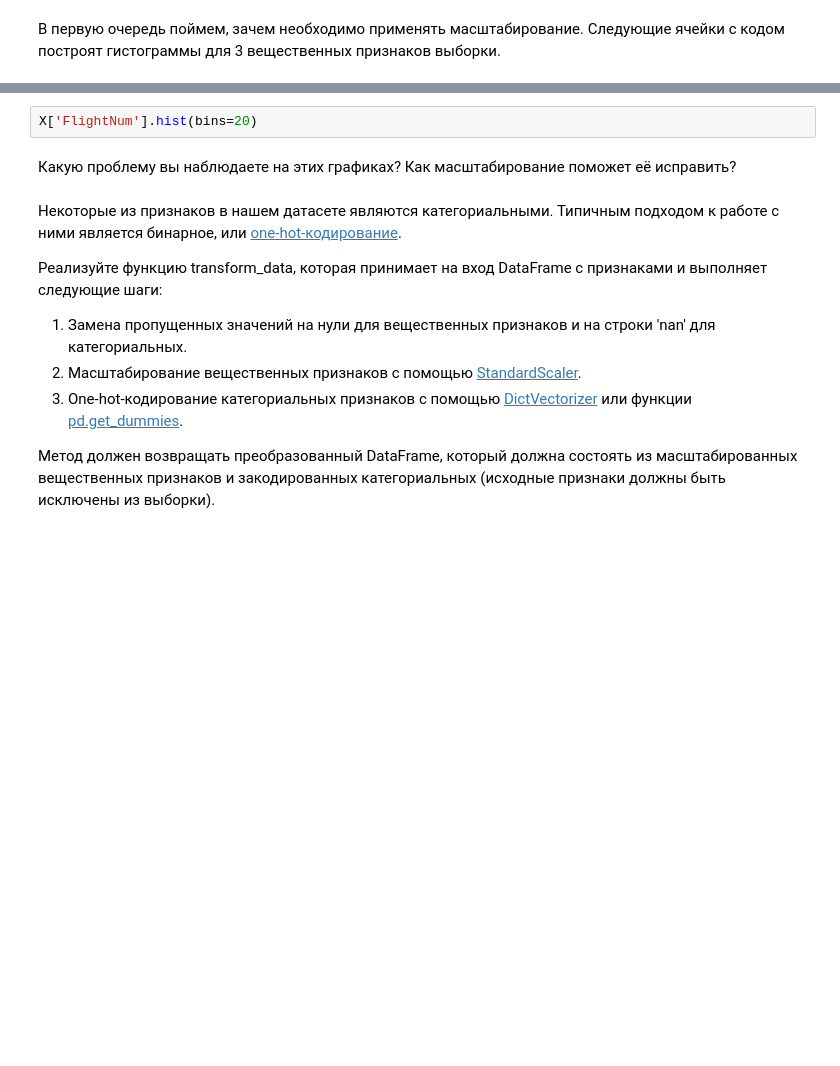
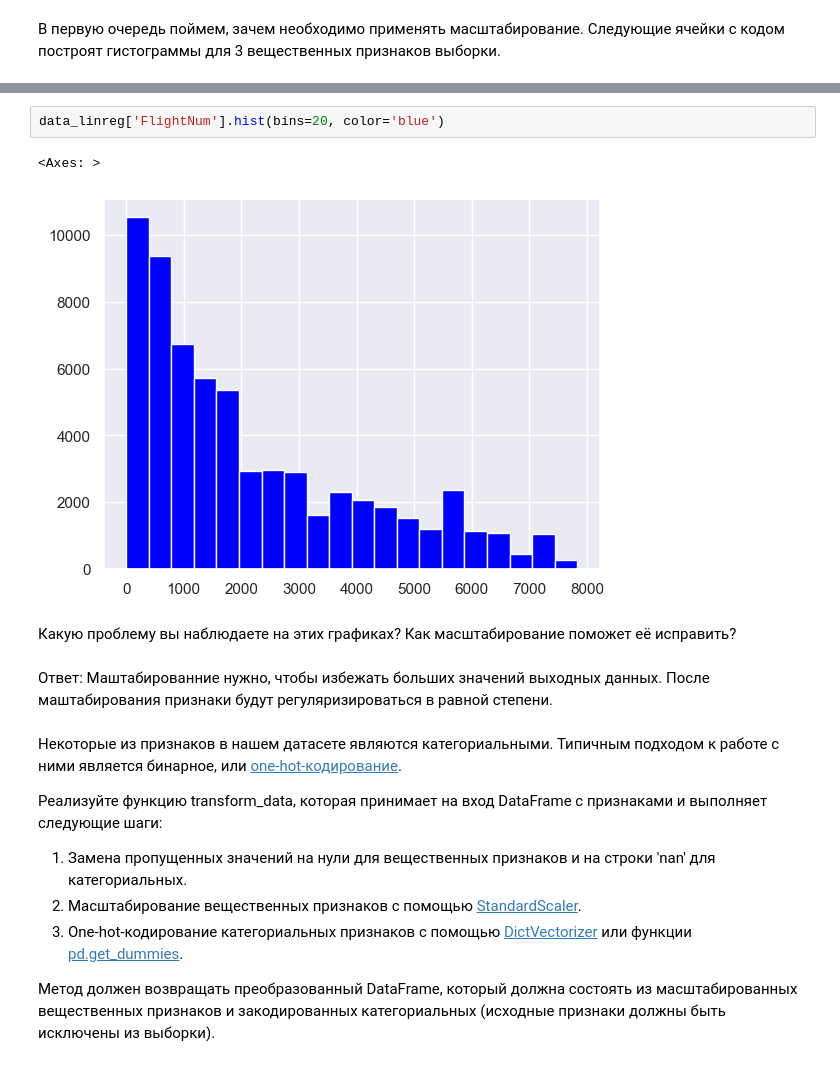
Before and after one commit to sergeiperel/MachineLearning2023, a Jupyter notebook: homework02/homework-practice-02-linregr/Домашнее задание 2 - предобработка признаков, pandas, линейная регрессия/homework-practice-02-linregr.ipynb, the cells around one changed output, grey strips where cells are left out. Drawn from its saved outputs; the diff is of its cells as text; blank space fills up the shorter version.

```diff
--- a/homework02/homework-practice-02-linregr/Домашнее задание 2 - предобработка признаков, pandas, линейная регрессия/homework-practice-02-linregr.ipynb
+++ b/homework02/homework-practice-02-linregr/Домашнее задание 2 - предобработка признаков, pandas, линейная регрессия/homework-practice-02-linregr.ipynb
@@ -402,7 +526,12 @@ X['TaxiIn'].hist(bins=20)
 # %%
-X['FlightNum'].hist(bins=20)
+data_linreg['FlightNum'].hist(bins=20, color='blue')
+# %% [output]
+<Axes: >
+[figure, added]
 # %% [markdown]
 Какую проблему вы наблюдаете на этих графиках? Как масштабирование поможет её исправить?
+# %% [markdown]
+Ответ: Маштабированние нужно, чтобы избежать больших значений выходных данных. После маштабирования признаки будут регуляризироваться в равной степени.
 # %% [markdown]
 Некоторые из признаков в нашем датасете являются категориальными. Типичным подходом к работе с ними является бинарное, или [one-hot-кодирование](https://en.wikipedia.org/wiki/One-hot).
 
```
Also changed, not shown: parts of 52 cells of this notebook.
